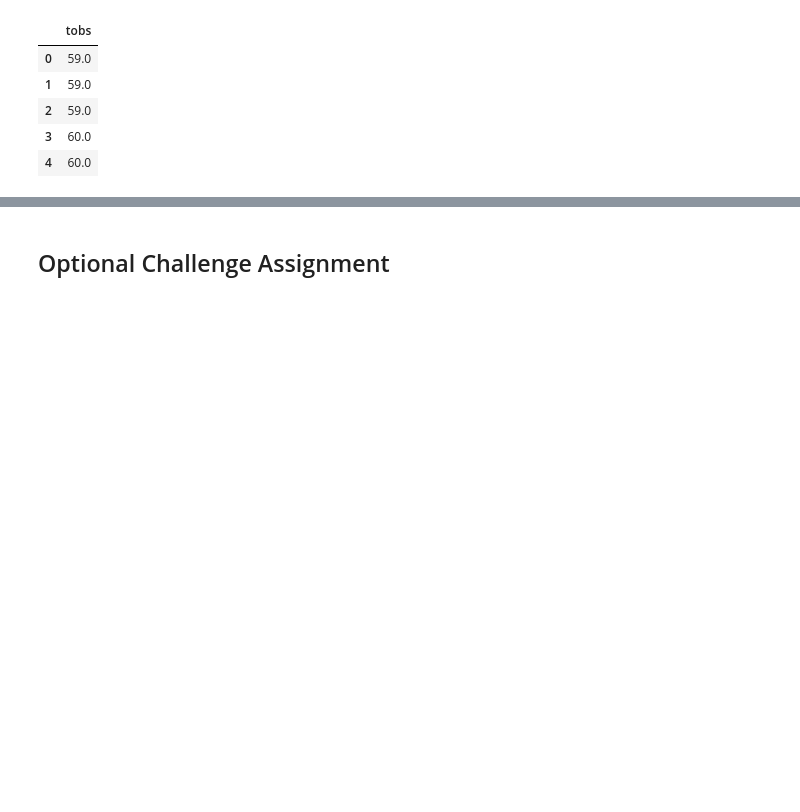
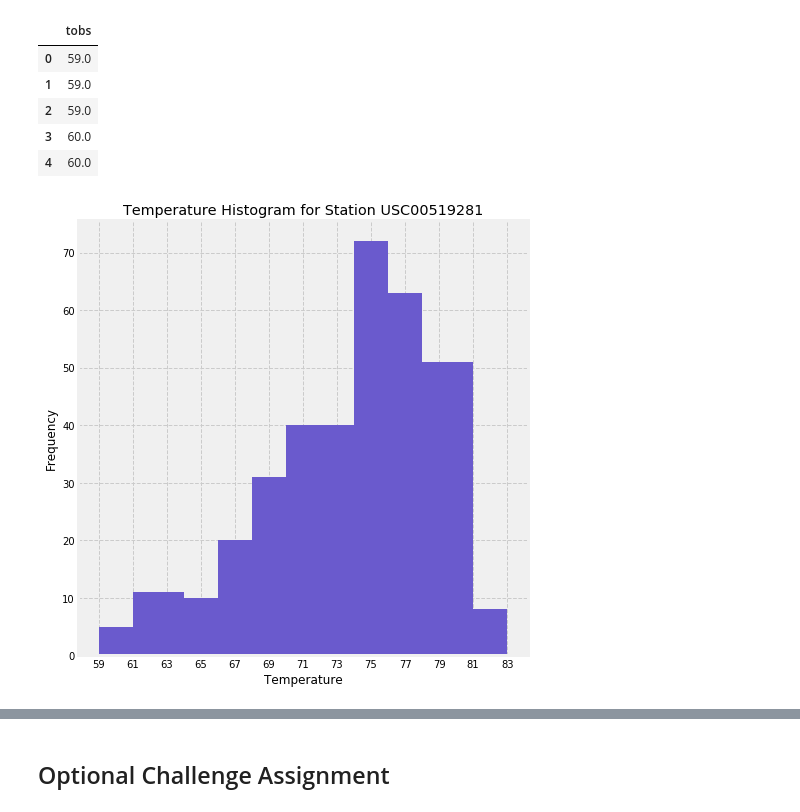
Before and after one commit to blizzardfun/sqlalchemy, a Jupyter notebook: climate_starter.ipynb, the cells around one changed output, grey strips where cells are left out. Saved outputs shown, nothing was run; the diff lists cells and outputs as text; code cells hidden in the pictures; blank space fills up the shorter version.

Commit message:
almost finished histogram

```diff
--- a/climate_starter.ipynb
+++ b/climate_starter.ipynb
@@ -200,10 +202,14 @@ UPPER WAHIAWA 874.3, HI US                USC00518838    342
 # %%
 # Using the station id from the previous query, calculate the lowest temperature recorded,
-# highest temperature recorded, and average temperature most active station?
+# highest temperature recorded, and average temperature for most active station?
+
 sel=[func.min(Measurement.tobs),func.max(Measurement.tobs),func.avg(Measurement.tobs)]
-temp_stat_tup=session.query(*sel).filter(Measurement.station==active_station).all()
+
+temp_stat_tup=session.query(*sel).filter(and_(Measurement.station==active_station, Measurement.date > year_ago_date_str)).all()
 temp_stat=temp_stat_tup[0]
 
-print(f"For {active_station} the most activly reporting station ")
-print(f" The lowest temp is {temp_stat[0]} \n the highest temp is {temp_stat[1]} \n and the average temp is {temp_stat[2]}")
+min_temp=temp_stat[0]
+max_temp=temp_stat[1]
+print(f"For {active_station} the most activly reporting station, for the last 12 months")
+print(f" The lowest temp is {min_temp} \n the highest temp is {max_temp} \n and the average temp is {temp_stat[2]}")
 # %% [output]
@@ -232,3 +236,22 @@ bins=[54,56.8,59.6,62.4,65.2,68,70.8,73.6,76.4,79.2,82,85]
+# %%
+#plot the results as a histogram
+bins=[59,61,64,66,68,70,72,74,76,78,81,83]
+fig,ax=plt.subplots(figsize=(7,7))
+ax.hist(temp_df['tobs'],bins=bins,range=(min_temp,max_temp),histtype='bar',color='slateblue')
+x_axis=np.arange(59,85,2)
+#ax.set_xticks(bins)
+ax.set_xticks(x_axis)
+ax.grid(linestyle='--')
+ax.set_xlabel("Temperature")
+ax.set_ylabel("Frequency")
+ax.set_title(f"Temperature Histogram for Station {active_station}")
+plt.tight_layout()
+# Save the Figure
+fig.savefig("Images\my_histogram.png")
+# Show the Figure
+fig.show()
+# %% [output]
+[figure, added]
 # %% [markdown]
 ![precipitation](Images/station-histogram.png)
 # %%
```
Also changed, not shown: parts of 6 cells of this notebook, 2 other files.
